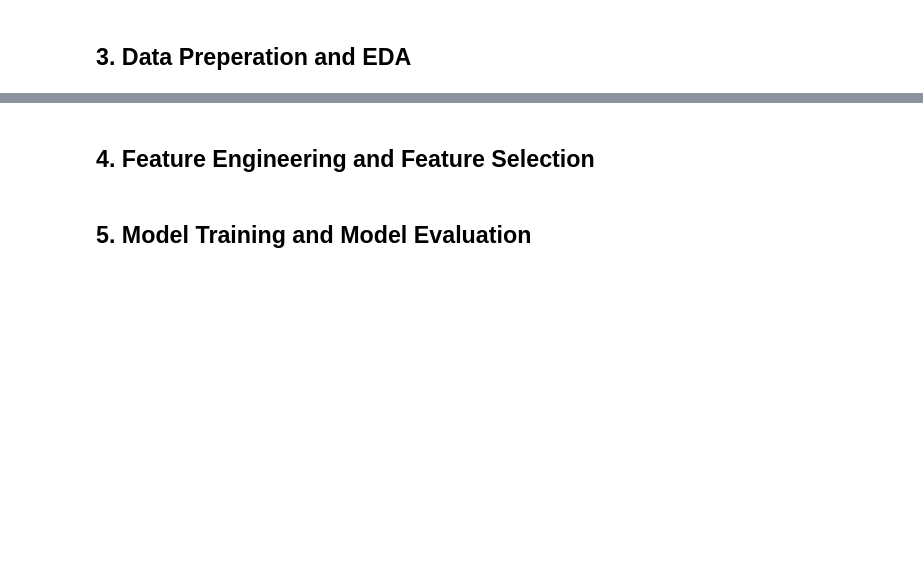
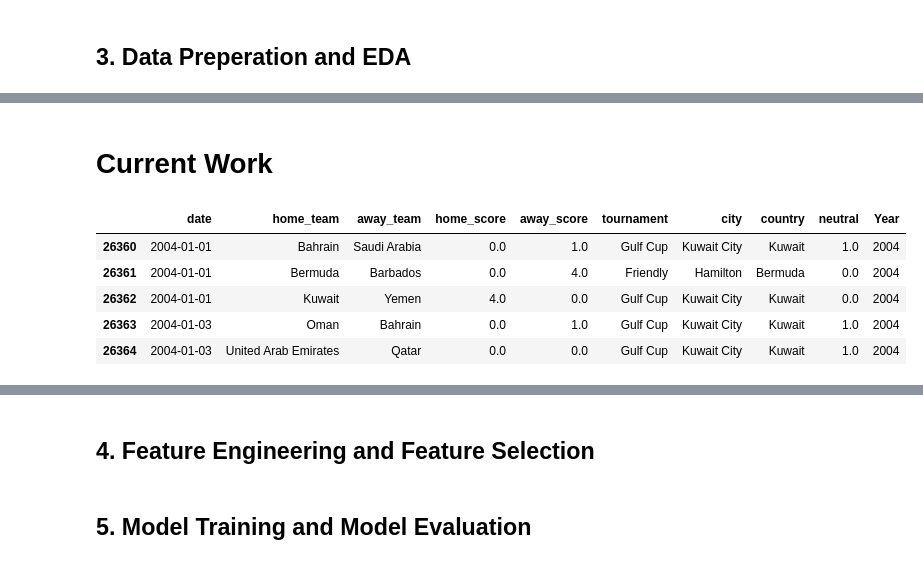
Before and after one commit to DavidHoffman11/WorldCupPredictor, a Jupyter notebook: world_cup_prediction.ipynb, the cells around one changed output, grey strips where cells are left out. Drawn from its saved outputs; the diff is of its cells as text; code cells hidden in the pictures; blank space fills up the shorter version.

```diff
--- a/world_cup_prediction.ipynb
+++ b/world_cup_prediction.ipynb
@@ -104,0 +413,5 @@ game.head(5)
+# %%
+game = game.drop(columns=['date', 'city', 'country', 'neutral'])
+game = game.where(game['Year'] >= '2004')
+game = game.dropna()
+game.head(5)
@@ -104,0 +456,7 @@ game.head(5)
+# %%
+game['score'] = game['home_score'] - game['away_score']
+game['outcome'] = None
+game.loc[game["score"] == 0, "outcome"] = 0
+game.loc[game["score"] > 0, "outcome"] = 1
+game.loc[game["score"] < 0, "outcome"] = -1
+game.head(5)
@@ -118,0 +673,11 @@ game["tournament"].value_counts()
+# %% [markdown]
+# Current Work
+# %%
+game.head(5)
+# %% [output]
+|  | date | home_team | away_team | home_score | away_score | tournament | city | country | neutral | Year |
+| 26360 | 2004-01-01 | Bahrain | Saudi Arabia | 0.0 | 1.0 | Gulf Cup | Kuwait City | Kuwait | 1.0 | 2004 |
+| 26361 | 2004-01-01 | Bermuda | Barbados | 0.0 | 4.0 | Friendly | Hamilton | Bermuda | 0.0 | 2004 |
+| 26362 | 2004-01-01 | Kuwait | Yemen | 4.0 | 0.0 | Gulf Cup | Kuwait City | Kuwait | 0.0 | 2004 |
+| 26363 | 2004-01-03 | Oman | Bahrain | 0.0 | 1.0 | Gulf Cup | Kuwait City | Kuwait | 1.0 | 2004 |
+| 26364 | 2004-01-03 | United Arab Emirates | Qatar | 0.0 | 0.0 | Gulf Cup | Kuwait City | Kuwait | 1.0 | 2004 |
```
Also changed, not shown: parts of 64 cells of this notebook.
